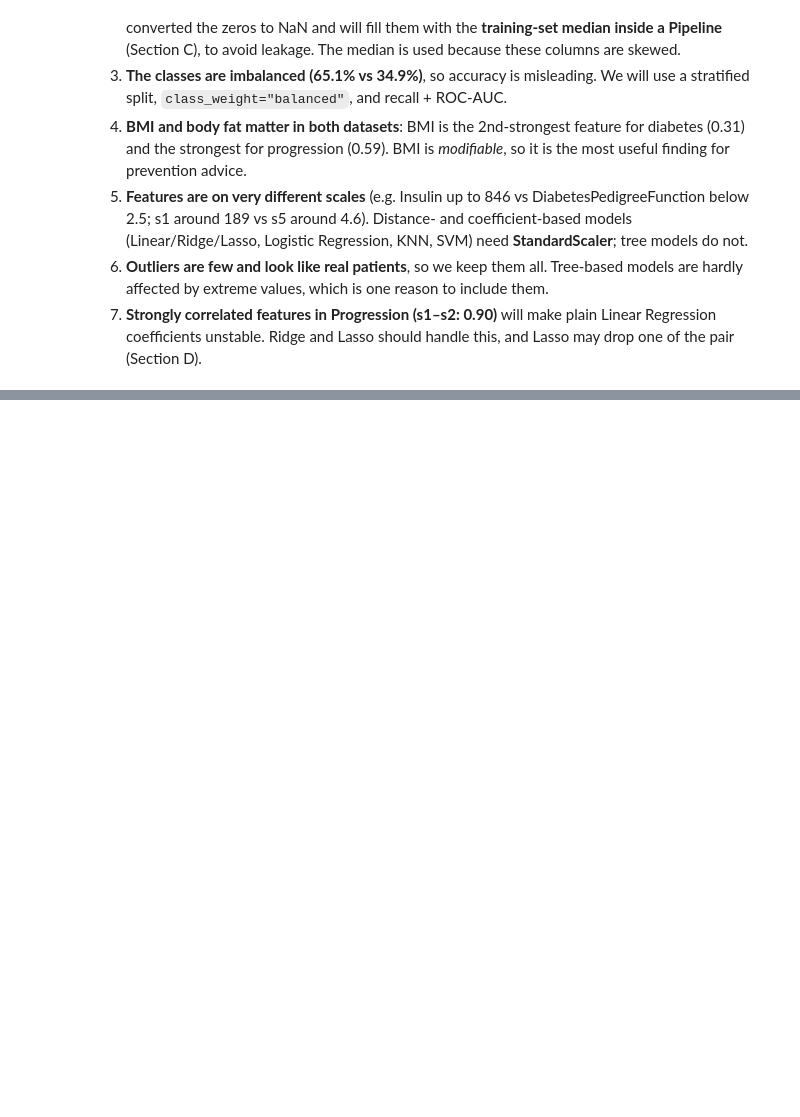
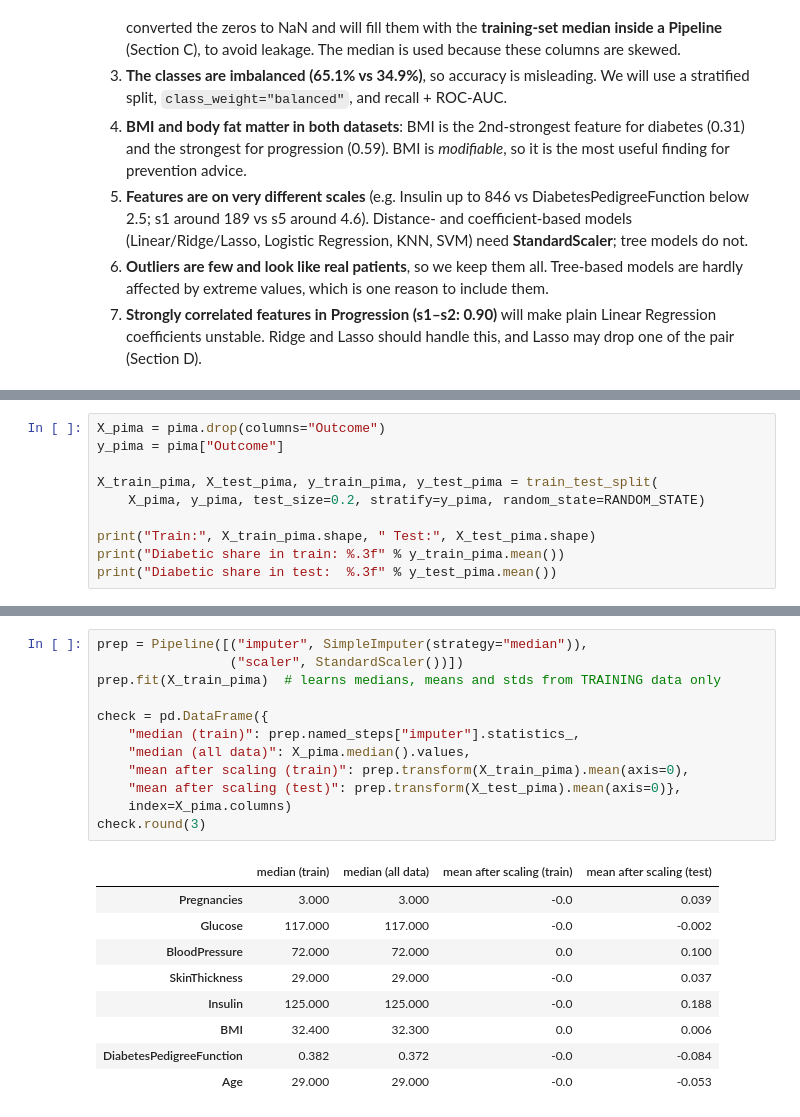
Before and after one commit to aggamsingh/diabetes-risk, a Jupyter notebook: diabetes_risk.ipynb, the cells around one changed output, grey strips where cells are left out. Cells and saved outputs as stored; diff of their text form; blank space fills up the shorter version.

```diff
--- a/diabetes_risk.ipynb
+++ b/diabetes_risk.ipynb
@@ -529,0 +548,10 @@ plt.show()
+# %%
+X_pima = pima.drop(columns="Outcome")
+y_pima = pima["Outcome"]
+
+X_train_pima, X_test_pima, y_train_pima, y_test_pima = train_test_split(
+    X_pima, y_pima, test_size=0.2, stratify=y_pima, random_state=RANDOM_STATE)
+
+print("Train:", X_train_pima.shape, " Test:", X_test_pima.shape)
+print("Diabetic share in train: %.3f" % y_train_pima.mean())
+print("Diabetic share in test:  %.3f" % y_test_pima.mean())
@@ -529,0 +612,22 @@ plt.show()
+# %%
+prep = Pipeline([("imputer", SimpleImputer(strategy="median")),
+                 ("scaler", StandardScaler())])
+prep.fit(X_train_pima)  # learns medians, means and stds from TRAINING data only
+
+check = pd.DataFrame({
+    "median (train)": prep.named_steps["imputer"].statistics_,
+    "median (all data)": X_pima.median().values,
+    "mean after scaling (train)": prep.transform(X_train_pima).mean(axis=0),
+    "mean after scaling (test)": prep.transform(X_test_pima).mean(axis=0)},
+    index=X_pima.columns)
+check.round(3)
+# %% [output]
+|  | median (train) | median (all data) | mean after scaling (train) | mean after scaling (test) |
+| Pregnancies | 3.000 | 3.000 | -0.0 | 0.039 |
+| Glucose | 117.000 | 117.000 | -0.0 | -0.002 |
+| BloodPressure | 72.000 | 72.000 | 0.0 | 0.100 |
+| SkinThickness | 29.000 | 29.000 | -0.0 | 0.037 |
+| Insulin | 125.000 | 125.000 | -0.0 | 0.188 |
+| BMI | 32.400 | 32.300 | 0.0 | 0.006 |
+| DiabetesPedigreeFunction | 0.382 | 0.372 | -0.0 | -0.084 |
+| Age | 29.000 | 29.000 | -0.0 | -0.053 |
```
Also changed, not shown: parts of 15 cells of this notebook, 4 other files.
